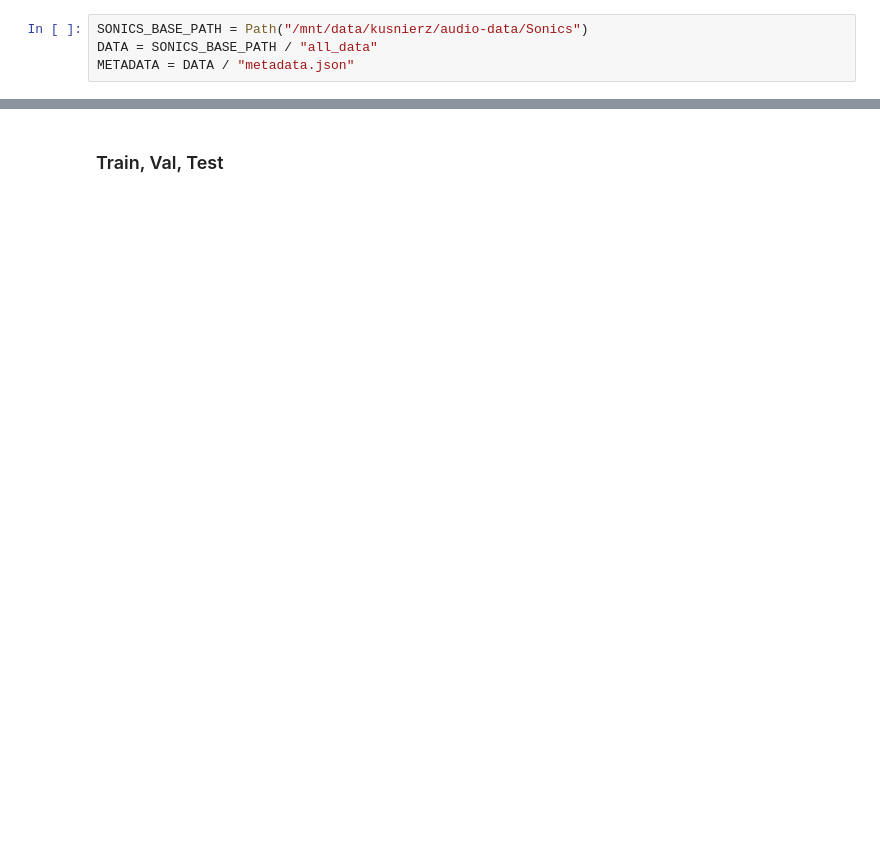
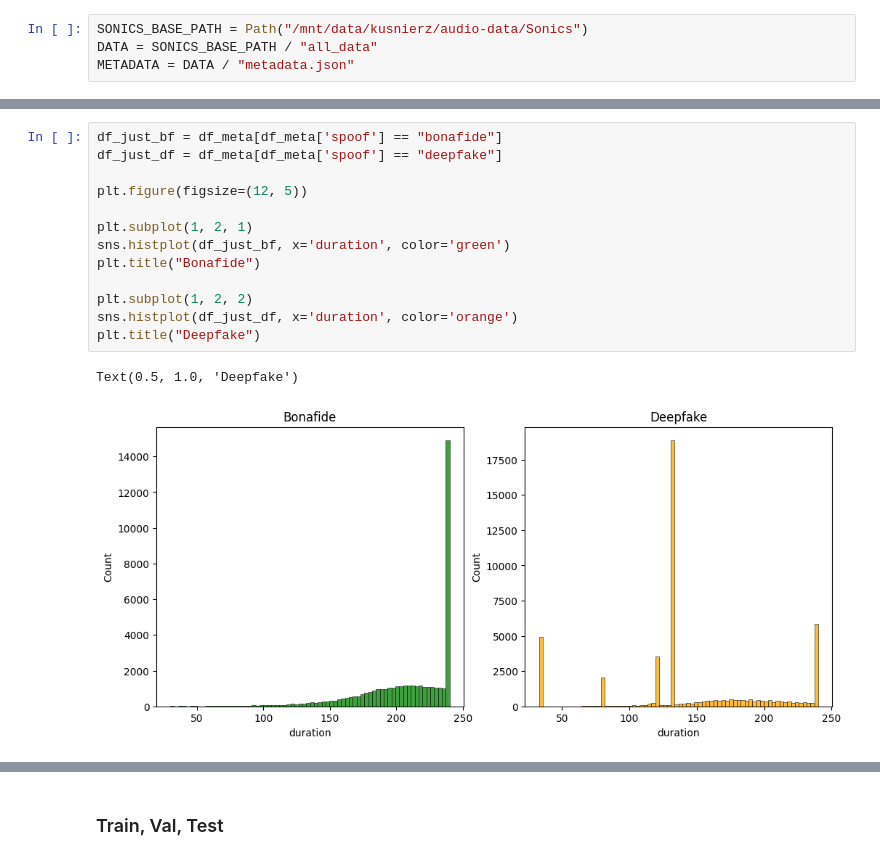
Before and after one commit to jkusnierz01/SVDD, a Jupyter notebook: notebooks/sonics.ipynb, the cells around one changed output, grey strips where cells are left out. Cells and saved outputs as stored; diff of their text form; blank space fills up the shorter version.

```diff
--- a/notebooks/sonics.ipynb
+++ b/notebooks/sonics.ipynb
@@ -175,0 +183,16 @@ Name: duration, dtype: float64
+# %%
+df_just_bf = df_meta[df_meta['spoof'] == "bonafide"]
+df_just_df = df_meta[df_meta['spoof'] == "deepfake"]
+
+plt.figure(figsize=(12, 5))
+
+plt.subplot(1, 2, 1)
+sns.histplot(df_just_bf, x='duration', color='green')
+plt.title("Bonafide")
+
+plt.subplot(1, 2, 2)
+sns.histplot(df_just_df, x='duration', color='orange')
+plt.title("Deepfake")
+# %% [output]
+Text(0.5, 1.0, 'Deepfake')
+[figure, added]
```
Also changed, not shown: parts of 16 cells of this notebook, 4 other files.
